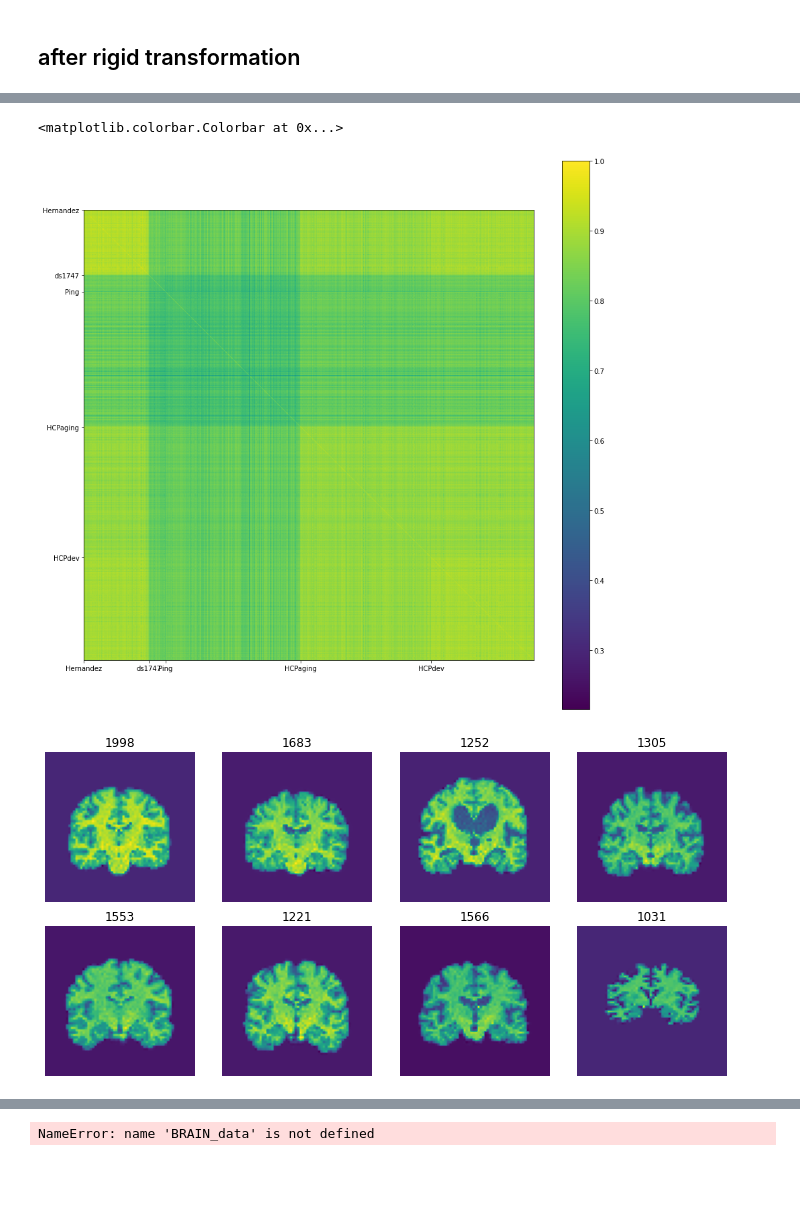
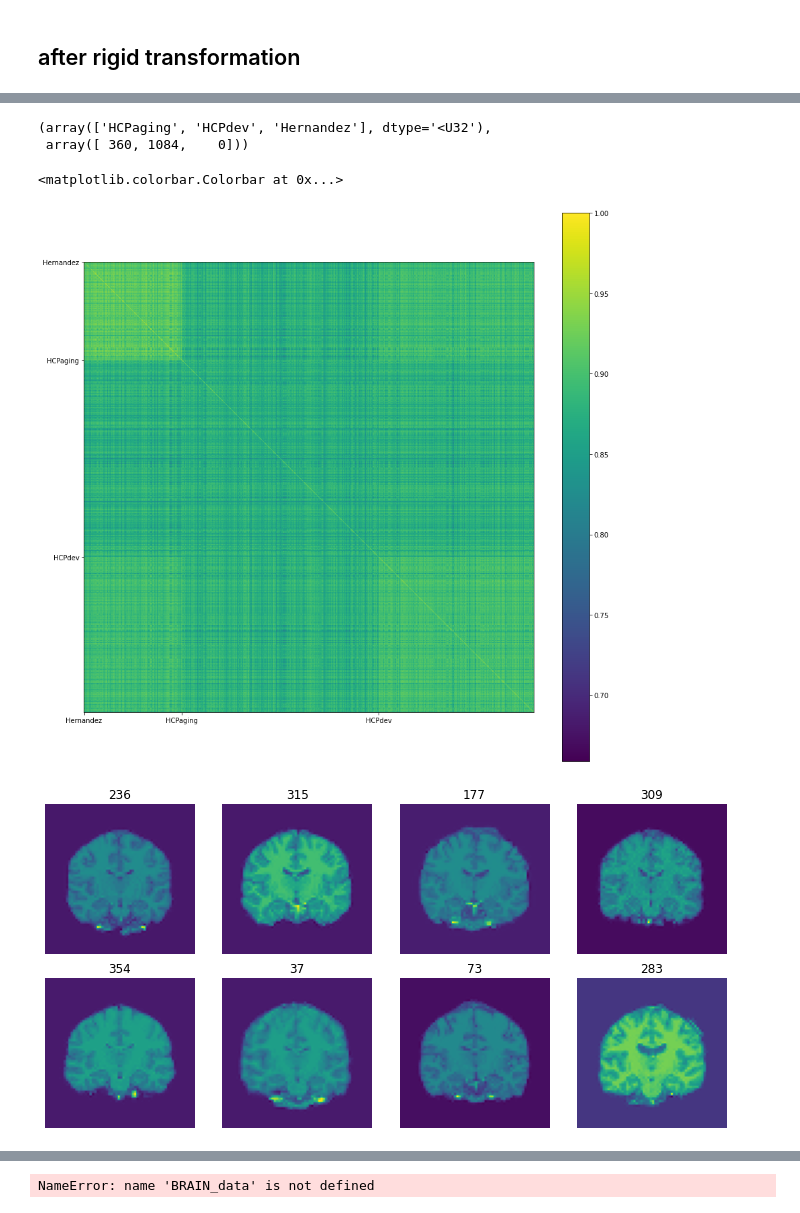
Before and after one commit to Weiiirrr/project_bilingualism_CVAE, a Jupyter notebook: script/array_create/4_Brain_check.ipynb, the cells around one changed output, grey strips where cells are left out. Drawn from its saved outputs; the diff is of its cells as text; code cells hidden in the pictures; blank space fills up the shorter version.

```diff
--- a/script/array_create/4_Brain_check.ipynb
+++ b/script/array_create/4_Brain_check.ipynb
@@ -45,7 +45,7 @@ plt.hist(brain_cmat_una[0,:])
 # %% [markdown]
 ## after rigid transformation
 # %%
-Brain_data = np.load(os.path.expanduser('~/Documents/Bilingualism_CVAE/data/array_brains/arr_combine/BRAIN_data.npy'))
-Brain_subs = np.load(os.path.expanduser('~/Documents/Bilingualism_CVAE/data/array_brains/arr_combine/BRAIN_subs.npy'))
-Brain_ds = np.load(os.path.expanduser('~/Documents/Bilingualism_CVAE/data/array_brains/arr_combine/BRAIN_ds.npy'))
+Brain_data = np.load(os.path.expanduser('~/Documents/Bilingualism_CVAE/data/array_brains/arr_combine/8b2aa1f/BRAIN_data.npy'))
+Brain_subs = np.load(os.path.expanduser('~/Documents/Bilingualism_CVAE/data/array_brains/arr_combine/8b2aa1f/BRAIN_subs.npy'))
+Brain_ds = np.load(os.path.expanduser('~/Documents/Bilingualism_CVAE/data/array_brains/arr_combine/8b2aa1f/BRAIN_ds.npy'))
 # %%
@@ -69,6 +68,11 @@ plt.hist(brain_cmat[0,:])
 # %%
 ticks = np.unique(Brain_ds, return_index=True)[1]
 labels = np.unique(Brain_ds, return_index=True)[0]
+# %%
+np.unique(Brain_ds, return_index=True)
+# %% [output]
+(array(['HCPaging', 'HCPdev', 'Hernandez'], dtype='<U32'),
+ array([ 360, 1084,    0]))
 # %%
 plt.figure(figsize=(15,15))
 plt.imshow(brain_cmat)
@@ -79,25 +83,25 @@ plt.yticks(ticks,labels);
 plt.colorbar()
 # %% [output]
 <matplotlib.colorbar.Colorbar at 0x...>
-[figure, old version]
+[figure, new version]
 # %%
 plt.figure(figsize=(10,5))
 for i in range(8):
     plt.subplot(2,4,i+1)
-    idx = np.random.randint(1000,2000)
+    idx = np.random.randint(0,359)
 #     idx = 832
-    temp = Brain_data_unaligned[idx,:,32,:]
+    temp = Brain_data[idx,:,32,:]
     temp  = np.rot90(temp)
     plt.imshow(temp)
     plt.title(idx)
     plt.axis('off')
 plt.tight_layout()
 
 # 832 at an angle
 # 93 angled
 # 336 high in scna
 
 # lol_flat = np.array([BRAIN_data[i,:,:,:].flatten() for i in tqdm(range(BRAIN_data.shape[0]))])
 # lol_cmat = np.corrcoef(lol_flat)
 # %% [output]
-[figure, old version]
+[figure, new version]
```
Also changed, not shown: parts of 4 cells of this notebook, 16 other files.
